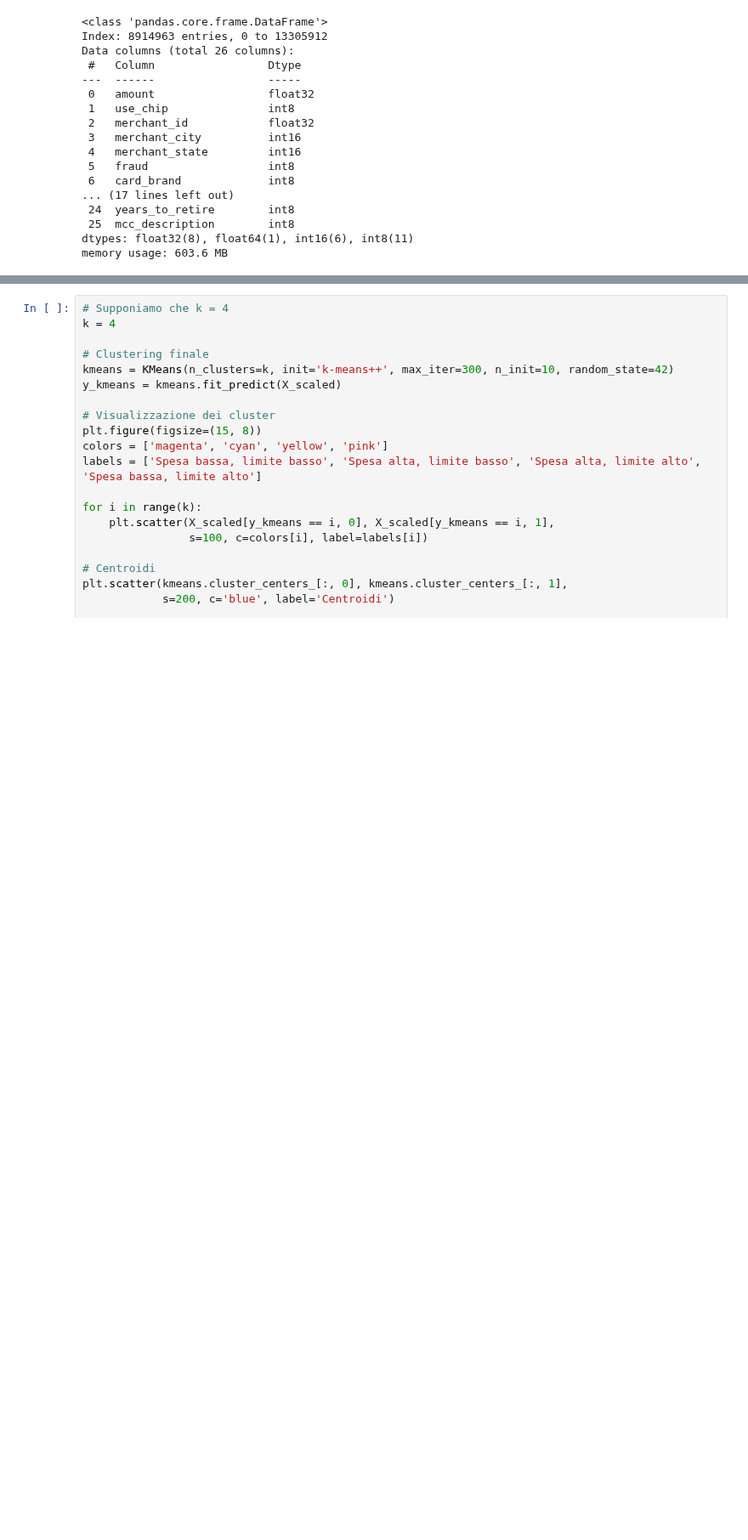
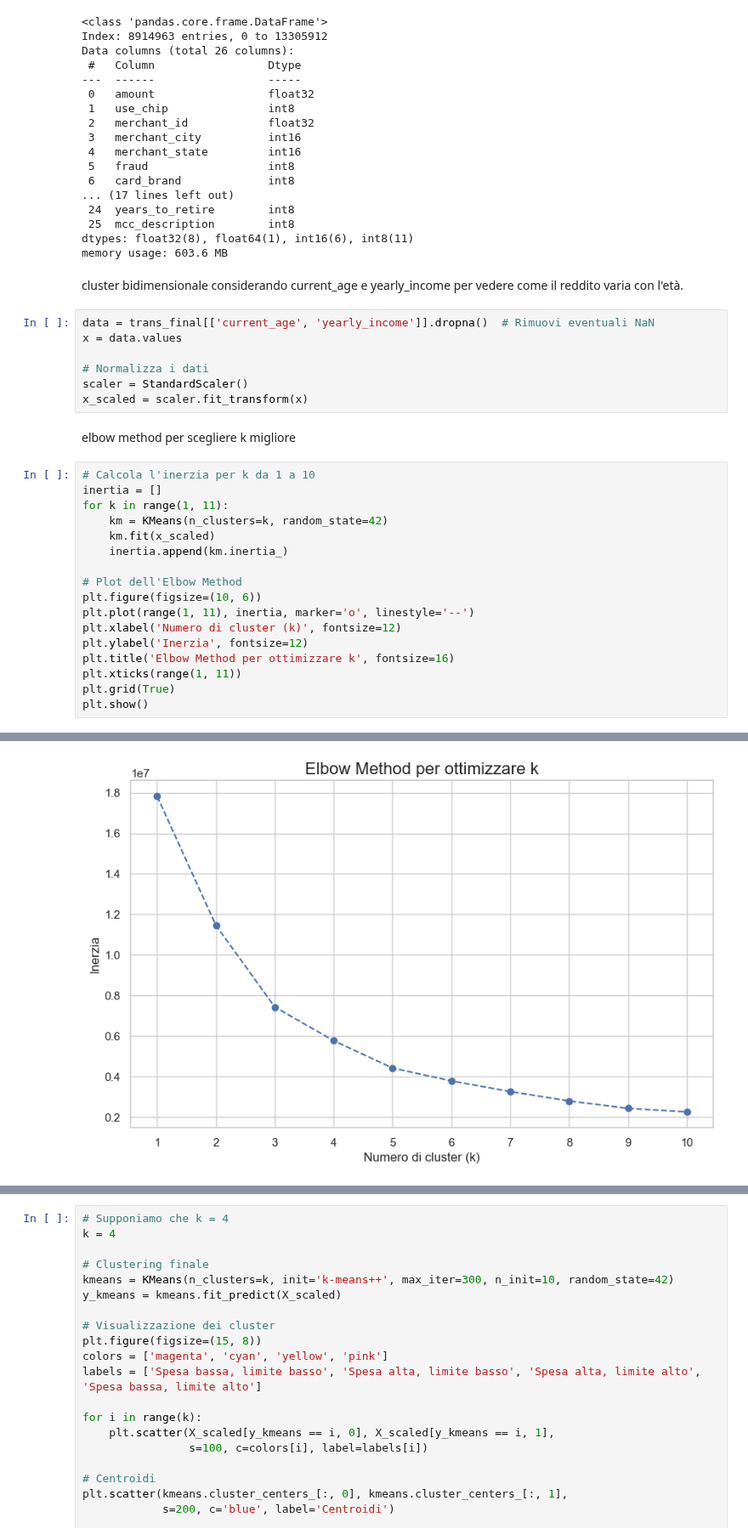
Before and after one commit to AlessandroPieragostini/Data-Science, a Jupyter notebook: clustering_frode.ipynb, the cells around one changed output, grey strips where cells are left out. Shown at 85% size. Saved outputs shown, nothing was run; the diff lists cells and outputs as text; blank space fills up the shorter version.

Commit message:
clusterizzazione bidimensionale

```diff
--- a/clustering_frode.ipynb
+++ b/clustering_frode.ipynb
@@ -83,3 +54,32 @@ Data columns (total 26 columns):
  25  mcc_description        int8
 dtypes: float32(8), float64(1), int16(6), int8(11)
 memory usage: 603.6 MB
+# %% [markdown]
+cluster bidimensionale considerando current_age e yearly_income per vedere come il reddito varia con l'età.
+# %%
+data = trans_final[['current_age', 'yearly_income']].dropna()  # Rimuovi eventuali NaN
+x = data.values
+
+# Normalizza i dati
+scaler = StandardScaler()
+x_scaled = scaler.fit_transform(x)
+# %% [markdown]
+elbow method per scegliere k migliore
+# %%
+# Calcola l'inerzia per k da 1 a 10
+inertia = []
+for k in range(1, 11):
+    km = KMeans(n_clusters=k, random_state=42)
+    km.fit(x_scaled)
+    inertia.append(km.inertia_)
+
+# Plot dell'Elbow Method
+plt.figure(figsize=(10, 6))
+plt.plot(range(1, 11), inertia, marker='o', linestyle='--')
+plt.xlabel('Numero di cluster (k)', fontsize=12)
+plt.ylabel('Inerzia', fontsize=12)
+plt.title('Elbow Method per ottimizzare k', fontsize=16)
+plt.xticks(range(1, 11))
+plt.grid(True)
+plt.show()
+# %% [output]
@@ -85,0 +103 @@ memory usage: 603.6 MB
+[figure, added]
```
Also changed, not shown: parts of 26 cells of this notebook.
